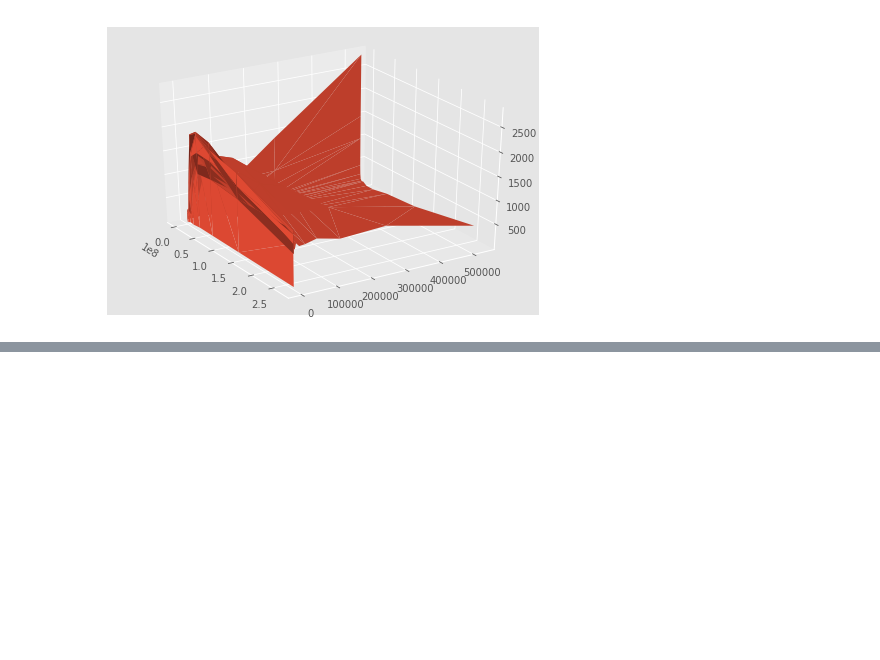
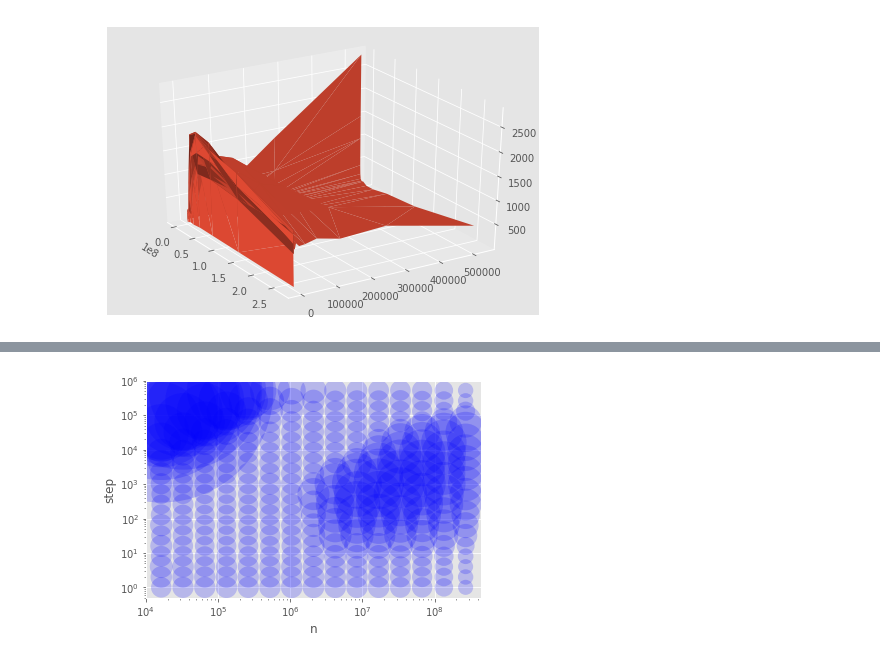
Before and after one commit to mmedum/computational_geometry_fun, a Jupyter notebook: handin1/python/Plots.ipynb, the cells around one changed output, grey strips where cells are left out. Saved outputs shown, nothing was run; the diff lists cells and outputs as text; code cells hidden in the pictures; blank space fills up the shorter version.

```diff
--- a/handin1/python/Plots.ipynb
+++ b/handin1/python/Plots.ipynb
@@ -109,0 +128,11 @@ fig.savefig('3d.png')
+# %%
+fig = plt.figure()
+ax = plt.gca()
+ax.scatter(second_df.n, second_df.step, s=second_df.miliseconds , c='blue', alpha=0.2, edgecolors='none')
+ax.set_yscale('log')
+ax.set_xscale('log')
+plt.xlabel('n')
+plt.ylabel('step')
+fig.savefig('scatterplt.png')
+# %% [output]
+[figure, added]
```
Also changed, not shown: parts of 2 cells of this notebook, 2 other files.
